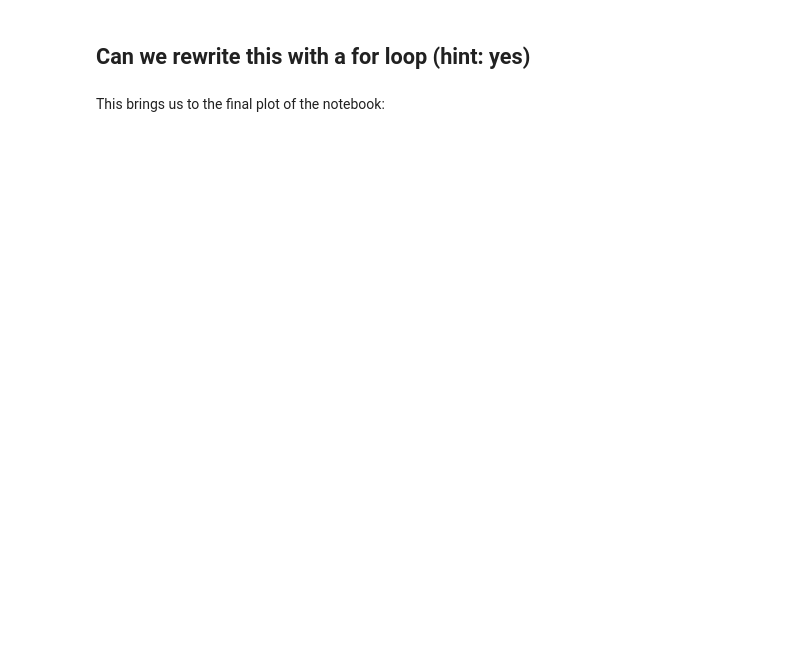
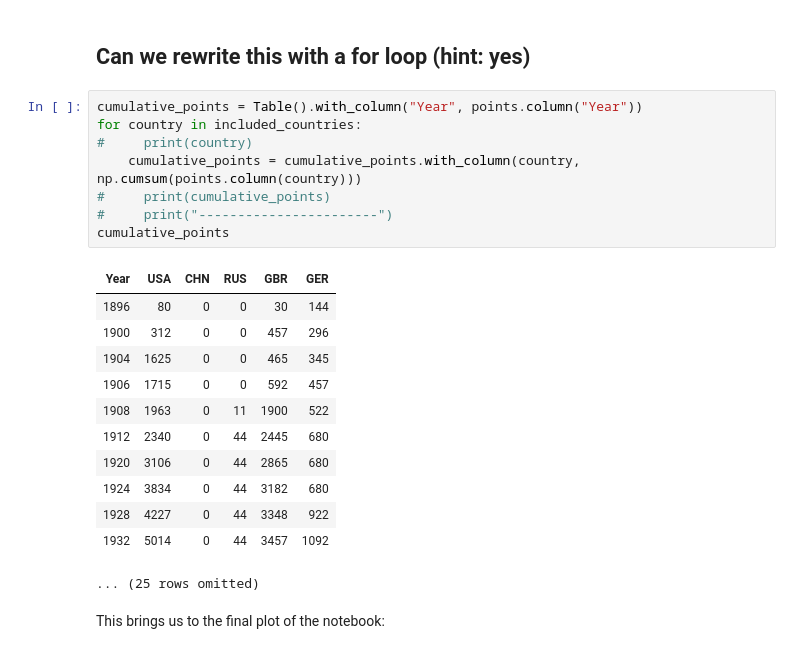
Before and after one commit to ucsd-ets/dsc10-fa19, a Jupyter notebook: Discussions/Week4/week4.ipynb, the cells around one changed output. Cells and saved outputs as stored; diff of their text form; blank space fills up the shorter version.

```diff
--- a/Discussions/Week4/week4.ipynb
+++ b/Discussions/Week4/week4.ipynb
@@ -213,5 +432,26 @@ cumulative_points
 # %% [markdown]
 ## Can we rewrite this with a for loop (hint: yes)
+# %%
+cumulative_points = Table().with_column("Year", points.column("Year"))
+for country in included_countries:
+#     print(country)
+    cumulative_points = cumulative_points.with_column(country, np.cumsum(points.column(country)))
+#     print(cumulative_points)
+#     print("-----------------------")
+cumulative_points
+# %% [output]
+| Year | USA | CHN | RUS | GBR | GER |
+| 1896 | 80 | 0 | 0 | 30 | 144 |
+| 1900 | 312 | 0 | 0 | 457 | 296 |
+| 1904 | 1625 | 0 | 0 | 465 | 345 |
+| 1906 | 1715 | 0 | 0 | 592 | 457 |
+| 1908 | 1963 | 0 | 11 | 1900 | 522 |
+| 1912 | 2340 | 0 | 44 | 2445 | 680 |
+| 1920 | 3106 | 0 | 44 | 2865 | 680 |
+| 1924 | 3834 | 0 | 44 | 3182 | 680 |
+| 1928 | 4227 | 0 | 44 | 3348 | 922 |
+| 1932 | 5014 | 0 | 44 | 3457 | 1092 |
+... (25 rows omitted)
 # %% [markdown]
 This brings us to the final plot of the notebook:
 # %%
```
Also changed, not shown: parts of 26 cells of this notebook.
